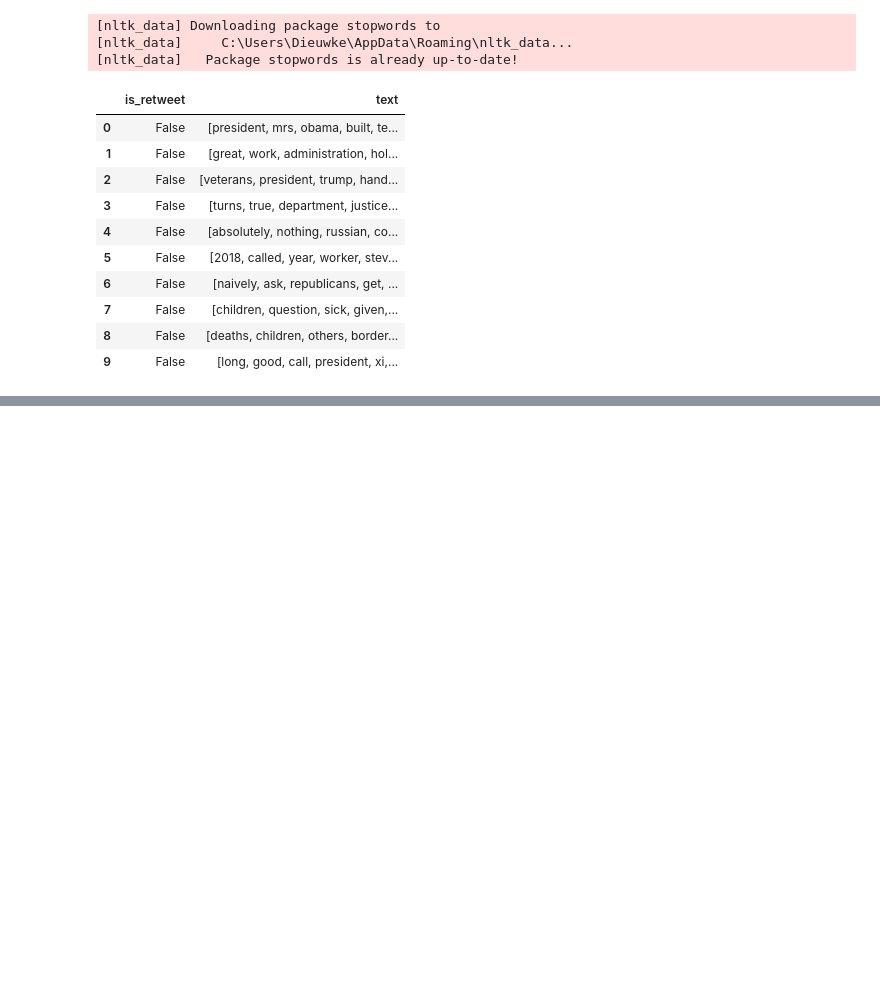
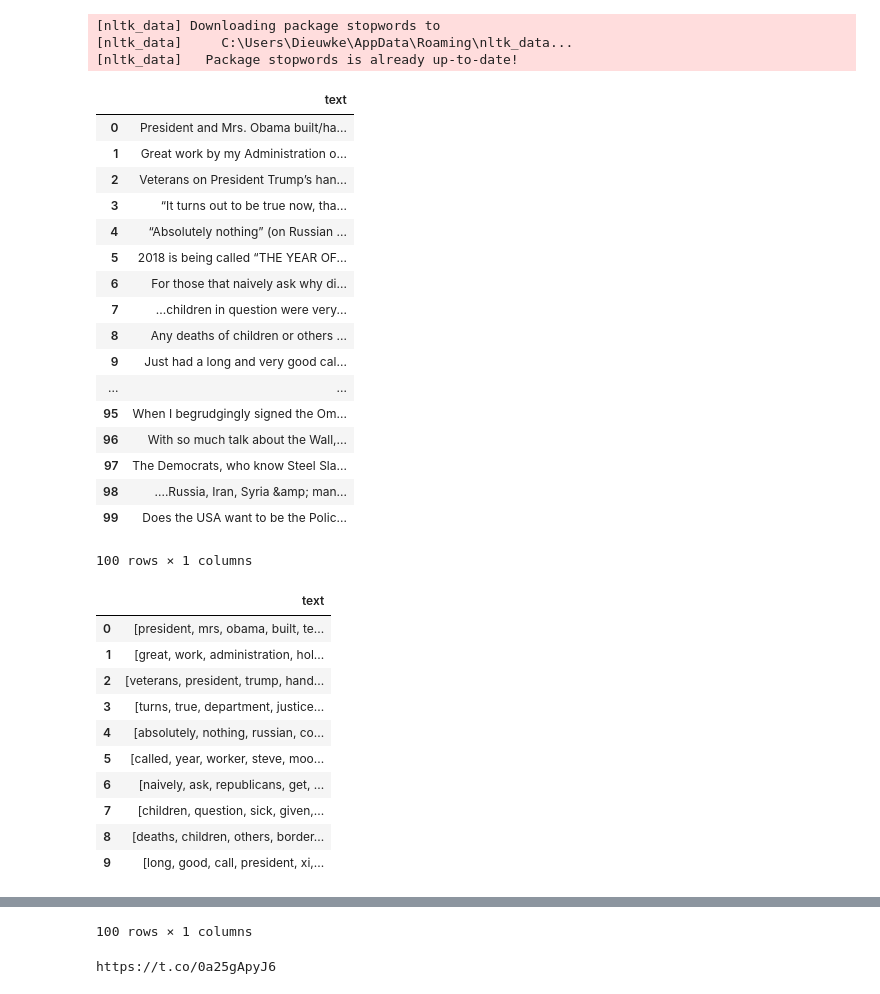
Before and after one commit to RojerGS/DataScience, a Jupyter notebook: TrumpTweetsClustering/Tweets Analysis.ipynb, the cells around one changed output, grey strips where cells are left out. Drawn from its saved outputs; the diff is of its cells as text; code cells hidden in the pictures; blank space fills up the shorter version.

```diff
--- a/TrumpTweetsClustering/Tweets Analysis.ipynb
+++ b/TrumpTweetsClustering/Tweets Analysis.ipynb
@@ -2,45 +2,76 @@
 # General:
 import pandas as pd     # To handle data
 import numpy as np      # For number computing
 import json
 import nltk
 nltk.download('stopwords')
 import re as re
+from nltk.stem import PorterStemmer
+stemmer = PorterStemmer()
 
 # Create a pandas dataframe
 with open(r'C:\Users\Dieuwke\Documents\MSc\MSc AM\Mathematical Data Science\Trumps Tweet Analysis Project\DataScience\TrumpTweetsClustering\Data\TrumpTweets2018.json') as json_file:
     jdata = json.load(json_file)
 
 data = pd.DataFrame(data=jdata)
 
 data.drop(["created_at", "favorite_count", "id_str", "retweet_count", "source"], axis=1, inplace=True)
 data.columns = ["is_retweet","text"]
+data = data[data.is_retweet == False]
+data.drop(["is_retweet"], axis=1, inplace=True)
+
+#Create data file with original tweets (without retweets)
+data_original = data.reset_index()
+data_original.drop(["index"], axis = 1, inplace=True)
+data_original.to_csv('data_original.csv')
+display(data_original.head(100))
 
 #Cleaning of tweets
 
 from nltk.corpus import stopwords
 stop = stopwords.words('english')
 
-data["text"] = data["text"].str.replace("(@[A-Za-z0-9]+)|([^0-9A-Za-z \t])|(\w+:\/\/\S+)"," ")
+data["text"] = data["text"].str.replace("(@[A-Za-z]+)|([^A-Za-z \t])|(\w+:\/\/\S+)"," ")
 data["text"] = data["text"].str.lower().str.split()
 data["text"] = data["text"].apply(lambda x: ' '.join([word for word in x if word not in stop]))
 data["text"] = data["text"].str.split()
+display(data.head(10))
+data["text"] = data["text"].apply(lambda x: [stemmer.stem(y) for y in x])
+data = data.reset_index()
+data.drop(["index"], axis = 1, inplace=True)
+display(data.head(100))
 
-display(data.head(10))
-
-data.to_csv('data_clean.csv')
+data.to_csv('data_clean_new.csv')
 # %% [output]
 [nltk_data] Downloading package stopwords to
 [nltk_data]     C:\Users\Dieuwke\AppData\Roaming\nltk_data...
 [nltk_data]   Package stopwords is already up-to-date!
-|  | is_retweet | text |
-| 0 | False | [president, mrs, obama, built, te... |
-| 1 | False | [great, work, administration, hol... |
-| 2 | False | [veterans, president, trump, hand... |
-| 3 | False | [turns, true, department, justice... |
-| 4 | False | [absolutely, nothing, russian, co... |
-| 5 | False | [2018, called, year, worker, stev... |
-| 6 | False | [naively, ask, republicans, get, ... |
-| 7 | False | [children, question, sick, given,... |
-| 8 | False | [deaths, children, others, border... |
-| 9 | False | [long, good, call, president, xi,... |
+|  | text |
+| 0 | President and Mrs. Obama built/ha... |
+| 1 | Great work by my Administration o... |
+| 2 | Veterans on President Trump’s han... |
+| 3 | “It turns out to be true now, tha... |
+| 4 | “Absolutely nothing” (on Russian ... |
+| 5 | 2018 is being called “THE YEAR OF... |
+| 6 | For those that naively ask why di... |
+| 7 | ...children in question were very... |
+| 8 | Any deaths of children or others ... |
+| 9 | Just had a long and very good cal... |
+| ... | ... |
+| 95 | When I begrudgingly signed the Om... |
+| 96 | With so much talk about the Wall,... |
+| 97 | The Democrats, who know Steel Sla... |
+| 98 | ....Russia, Iran, Syria &amp; man... |
+| 99 | Does the USA want to be the Polic... |
+100 rows × 1 columns
+|  | text |
+| 0 | [president, mrs, obama, built, te... |
+| 1 | [great, work, administration, hol... |
+| 2 | [veterans, president, trump, hand... |
+| 3 | [turns, true, department, justice... |
+| 4 | [absolutely, nothing, russian, co... |
+| 5 | [called, year, worker, steve, moo... |
+| 6 | [naively, ask, republicans, get, ... |
+| 7 | [children, question, sick, given,... |
+| 8 | [deaths, children, others, border... |
+| 9 | [long, good, call, president, xi,... |
@@ -46,0 +95,5 @@ data.to_csv('data_clean.csv')
+100 rows × 1 columns
+# %%
+print(data_original["text"][1241])
+# %% [output]
+https://t.co/0a25gApyJ6
```
Also changed, not shown: parts of 1 cell of this notebook, 5 other files.
